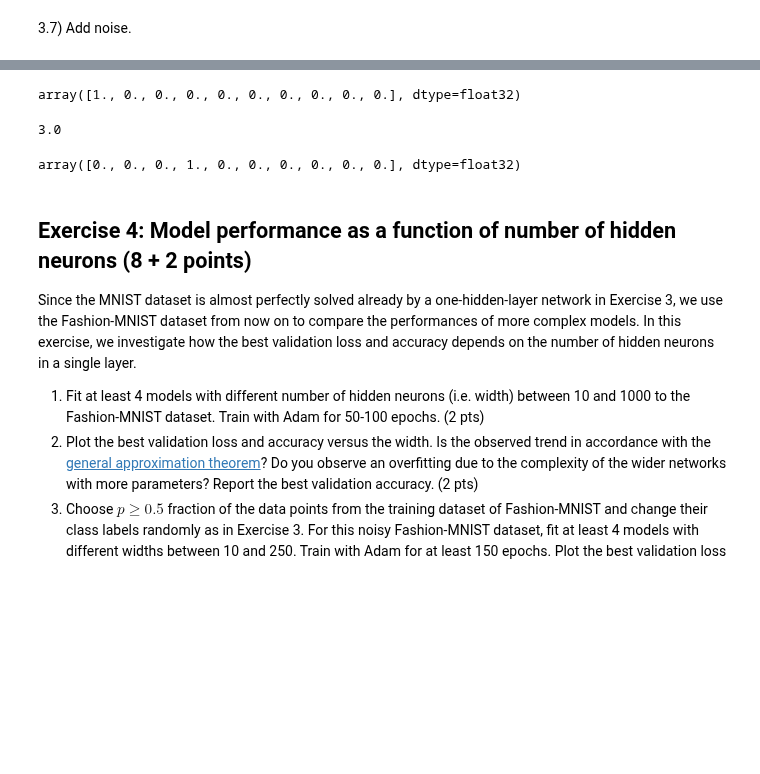
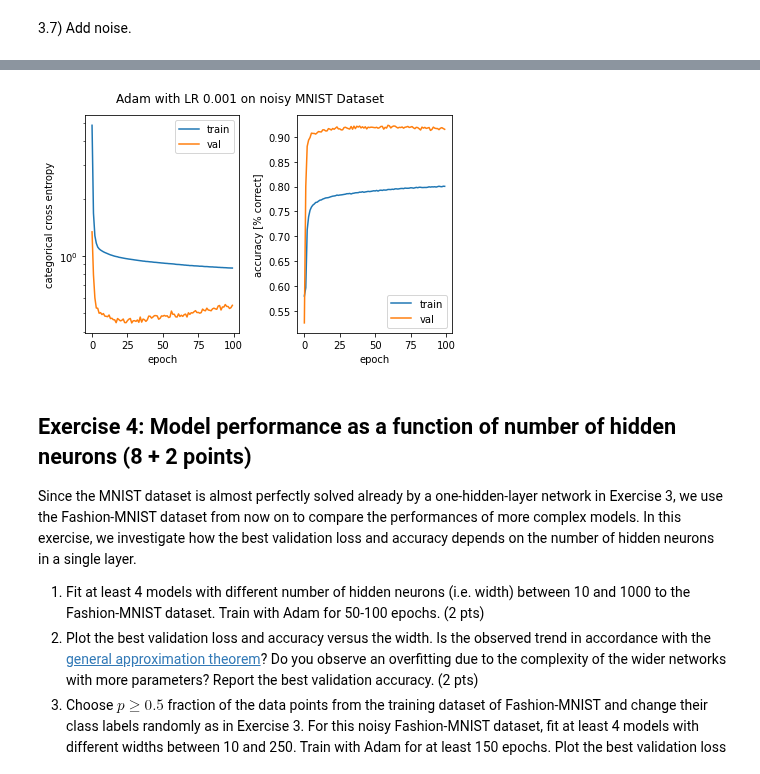
Before and after one commit to jan-kreischer/EPFL_ANN, a Jupyter notebook: miniproject2_Adrien.ipynb, the cells around one changed output, grey strips where cells are left out. Drawn from its saved outputs; the diff is of its cells as text; code cells hidden in the pictures; blank space fills up the shorter version.

```diff
--- a/miniproject2_Adrien.ipynb
+++ b/miniproject2_Adrien.ipynb
@@ -525,20 +503,11 @@ noisy_indices = np.random.choice(indices, noise_number_mnist)
-# %%
-index = 1
-y_mnist_train_one_hot[index]
-# %% [output]
-array([1., 0., 0., 0., 0., 0., 0., 0., 0., 0.], dtype=float32)
-# %%
-class_index = np.floor(np.random.uniform(0,10))
-class_index
-# %% [output]
-3.0
-# %%
-vector = to_categorical(class_index, num_classes=mnist_classes_nb)
-vector
-# %% [output]
-array([0., 0., 0., 1., 0., 0., 0., 0., 0., 0.], dtype=float32)
-# %%
-y_mnist_train_one_hot[index] = vector
+# %%
+model.reset_states()
+model.compile(optimizer=Adam(), loss='categorical_crossentropy', metrics=["accuracy"])
+history = model.fit(x_mnist_train, y_mnist_train_one_hot, validation_data=(x_mnist_test, y_mnist_test_one_hot), epochs=100, verbose=0)
+# %%
+plot_history(history, "Adam with LR 0.001 on noisy MNIST Dataset");
+# %% [output]
+[figure, added]
 # %% [markdown]
 ## Exercise 4: Model performance as a function of number of hidden neurons (8 + 2 points)
 
```
Also changed, not shown: parts of 12 cells of this notebook.
